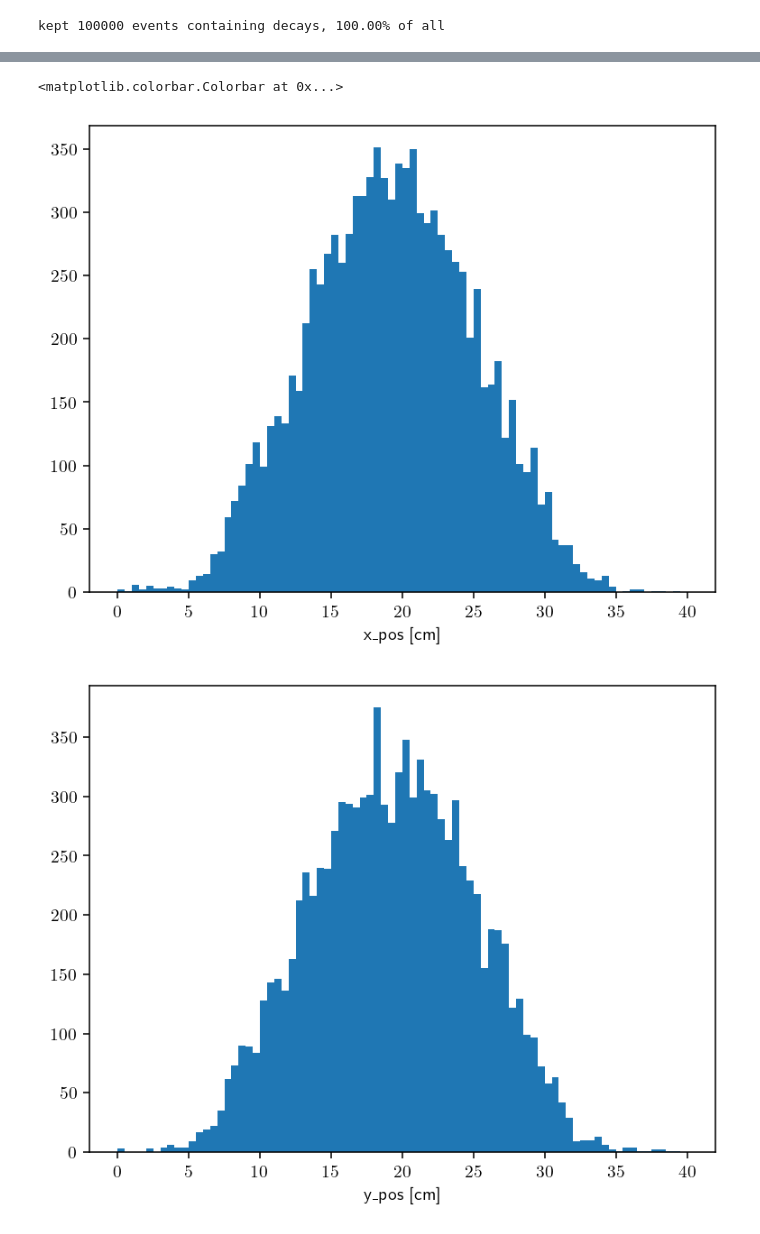
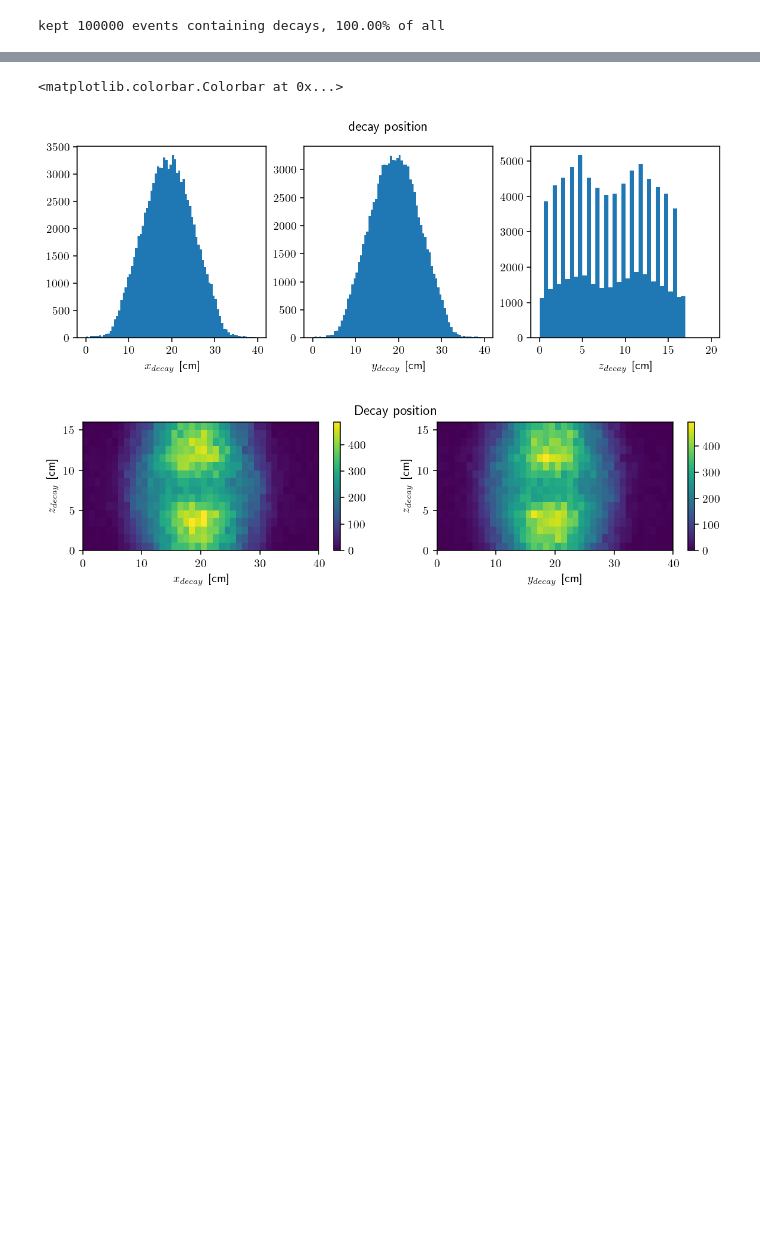
Before and after one commit to kauniska/ecal_reco, a Jupyter notebook: geant4/analysis/decay.ipynb, the cells around one changed output, grey strips where cells are left out. Cells and saved outputs as stored; diff of their text form; code cells hidden in the pictures; blank space fills up the shorter version.

```diff
--- a/geant4/analysis/decay.ipynb
+++ b/geant4/analysis/decay.ipynb
@@ -22,11 +22,11 @@ plt.rcParams.update({
 })
 # %%
 # later, one can use concatenation of data_0001.root - data_0008.root files as well. One is enough for testing
-file_path = '/Users/lucahartman/Documents/EPFL/MA1/project/ecal_reco/geant4/data_decay5.root'
+file_path = '/Users/lucahartman/Documents/EPFL/MA1/project/ecal_reco/geant4/data_decay6.root'
 
-branch_list_detector = ['E', 'pdg', 'EcalEdep', 'layerID', 'barID', 'Nhits']
+branch_list_detector = ['E', 'pdg', 'EcalEdep', 'layerID', 'barID', 'Nhits', 'Edep_e', 'Edep_mu']
 branch_list_run = ['E', 'Edep', 'tx', 'ty', 'x0', 'y0', 'n_sec', 'ProcessID', 'x_decay', 'y_decay', 'z_decay', 'size_XY', 'size_Z']
-branch_list_electrons = ['E', 'Vertex_E', 'muID', 'e_layer', 'e_row']
+branch_list_electrons = ['E', 'Vertex_E', 'muID']
 with uproot.open(file_path) as tree:
         detector_dict = tree['detector'].arrays(branch_list_detector, library="np")
         run_dict = tree['run'].arrays(branch_list_run, library="np")
@@ -89,7 +90,4 @@ def create_tracks(df, plot=False):
 
     return tracks, decay_pos, decay_pos_det, all_hits_x_x, all_hits_x_z, all_hits_y_y, all_hits_y_z
 # %%
-tracks, decay_pos, decay_pos_det, all_hits_x_x, all_hits_x_z, all_hits_y_y, all_hits_y_z = create_tracks(df.head(10000))
-# import line_profiler
-# %reload_ext line_profiler
-# %lprun -f create_tracks create_tracks(df_hits.head(100))
+tracks, decay_pos, decay_pos_det, all_hits_x_x, all_hits_x_z, all_hits_y_y, all_hits_y_z = create_tracks(df)
@@ -253,24 +269,22 @@ fig.colorbar(h[3], ax = axs)
 # %%
-plt.figure()
-plt.hist([pos[0] for pos in decay_pos], bins = 80, range = [0, 40])
-plt.xlabel('x_pos [cm]')
+fig, axs = plt.subplots(1, 3, figsize = (10, 3))
+fig.suptitle('decay position')
+axs[0].hist([pos[0] for pos in decay_pos], bins = 80, range = [0, 40])
+axs[0].set(xlabel = '$x_{decay}$ [cm]')
+axs[1].hist([pos[1] for pos in decay_pos], bins=80, range = [0, 40])
+axs[1].set(xlabel = '$y_{decay}$ [cm]')
+axs[2].hist([pos[2] for pos in decay_pos], bins=40, range = [0, 20])
+axs[2].set(xlabel = '$z_{decay}$ [cm]')
 
-plt.figure()
-plt.hist([pos[1] for pos in decay_pos], bins=80, range = [0, 40])
-plt.xlabel('y_pos [cm]')
-
-plt.figure()
-plt.hist([pos[2] for pos in decay_pos], bins=40, range = [0, 20])
-plt.xlabel('z_pos [cm]')
-
-fig, axs = plt.subplots(2, 1, figsize = [5, 10])
+fig, axs = plt.subplots(1, 2, figsize = [10, 2])
+fig.suptitle('Decay position')
 h = axs[0].hist2d([pos[0] for pos in decay_pos], [pos[2] for pos in decay_pos], bins = [40, 16], range = [[0, 40], [0, 16]])
-axs[0].set(xlabel = '$x$ [cm]', ylabel = '$z$ [cm]')
+axs[0].set(xlabel = '$x_{decay}$ [cm]', ylabel = '$z_{decay}$ [cm]')
 fig.colorbar(h[3], ax = axs[0])
 h = axs[1].hist2d([pos[1] for pos in decay_pos], [pos[2] for pos in decay_pos], bins = [40, 16], range = [[0, 40], [0, 16]])
-axs[1].set(xlabel = '$y$ [cm]', ylabel = '$z$ [cm]')
+axs[1].set(xlabel = '$y_{decay}$ [cm]', ylabel = '$z_{decay}$ [cm]')
 fig.colorbar(h[3], ax=axs[1])
 # %% [output]
 <matplotlib.colorbar.Colorbar at 0x...>
-[figure, old version]
+[figure, new version]
-[figure, old version]
+[figure, new version]
```
Also changed, not shown: parts of 9 cells of this notebook, 1 other file.
